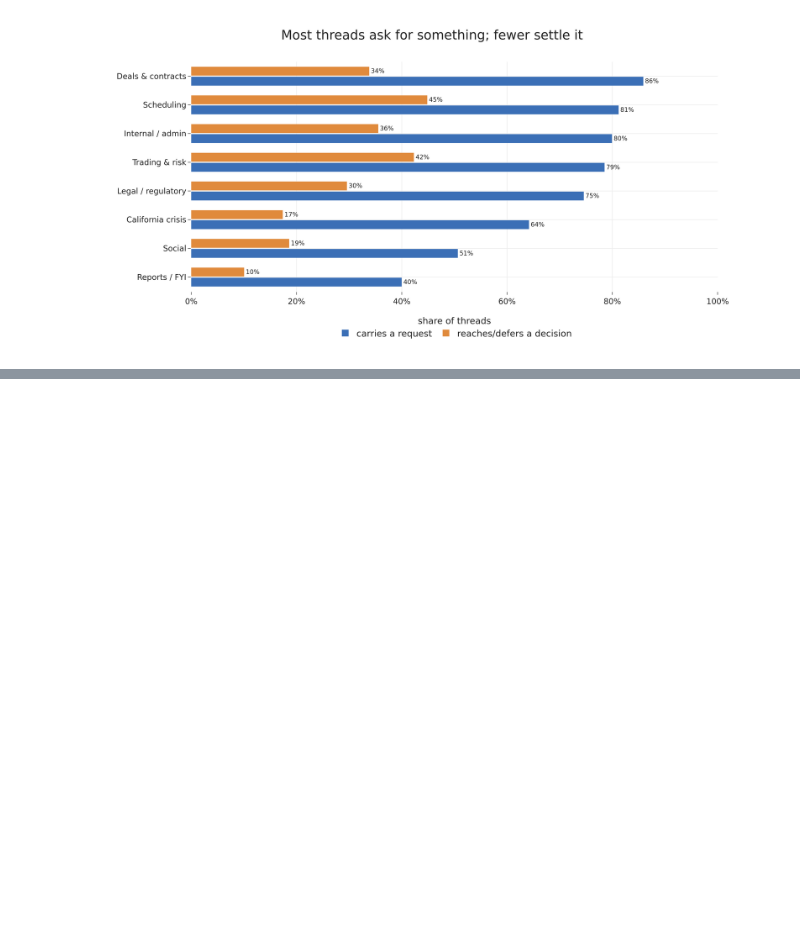
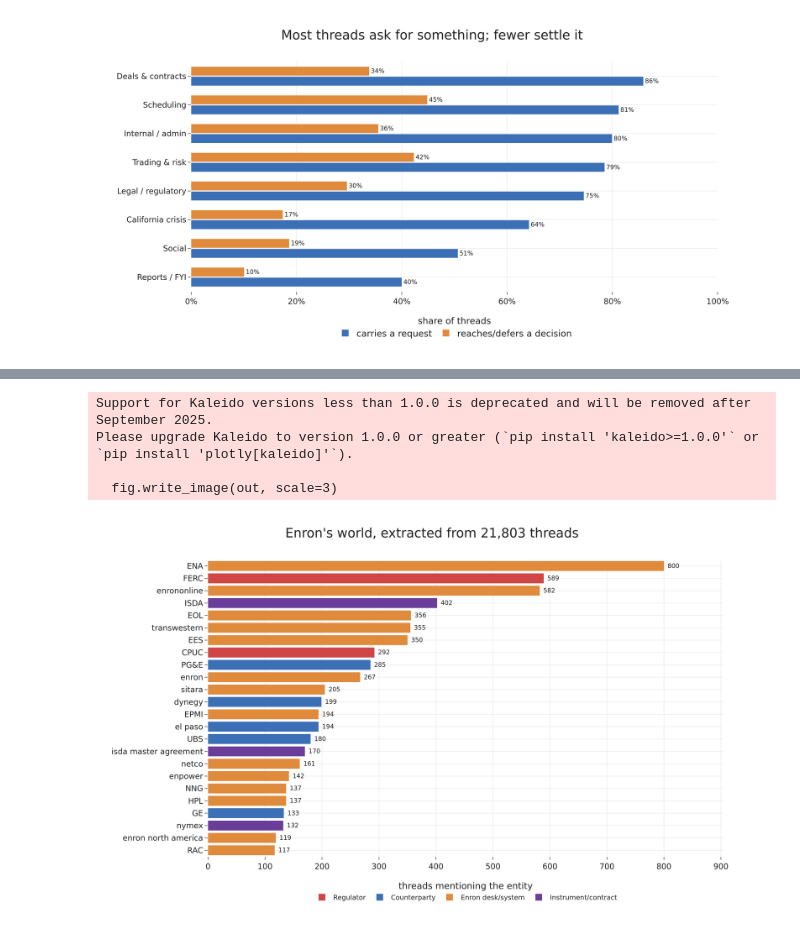
Before and after one commit to HardMax71/dm-lab-ss26-enron, a Jupyter notebook: pred-2/pred2_thread_mining.ipynb, the cells around one changed output, grey strips where cells are left out. Cells and saved outputs as stored; diff of their text form; code cells hidden in the pictures; blank space fills up the shorter version.

```diff
--- a/pred-2/pred2_thread_mining.ipynb
+++ b/pred-2/pred2_thread_mining.ipynb
@@ -166,0 +198,47 @@ natural next pass.
+# %%
+import json, collections
+cnt = collections.Counter()
+for s in df["entities"].dropna():
+    try:
+        for e in json.loads(s):
+            e = str(e).strip().lower()
+            if e:
+                cnt[e] += 1
+    except Exception:
+        pass
+TYPE = {
+    "ferc": "Regulator", "cpuc": "Regulator", "california": "Regulator", "calpx": "Regulator",
+    "caiso": "Regulator", "cal-iso": "Regulator", "ercot": "Regulator",
+    "dynegy": "Counterparty", "pg&e": "Counterparty", "el paso": "Counterparty", "sce": "Counterparty",
+    "aep": "Counterparty", "ubs": "Counterparty", "ge": "Counterparty", "prebon": "Counterparty",
+    "ena": "Enron desk/system", "enrononline": "Enron desk/system", "eol": "Enron desk/system",
+    "ees": "Enron desk/system", "epmi": "Enron desk/system", "sitara": "Enron desk/system",
+    "netco": "Enron desk/system", "enpower": "Enron desk/system", "nng": "Enron desk/system",
+    "hpl": "Enron desk/system", "transwestern": "Enron desk/system", "enron": "Enron desk/system",
+    "enron north america": "Enron desk/system", "rac": "Enron desk/system",
+    "isda": "Instrument/contract", "isda master agreement": "Instrument/contract",
+    "master agreement": "Instrument/contract", "nymex": "Instrument/contract", "direct access": "Instrument/contract",
+}
+TCOL = {"Regulator": RED, "Counterparty": BLUE, "Enron desk/system": ORANGE,
+        "Instrument/contract": PURPLE, "Other": GREY}
+top = cnt.most_common(24)[::-1]
+names = [e for e, _ in top]; vals = [n for _, n in top]
+types = [TYPE.get(e, "Other") for e in names]
+labels = [e.upper() if len(e) <= 4 else e for e in names]
+fig = go.Figure(go.Bar(y=labels, x=vals, orientation="h", marker_color=[TCOL[t] for t in types],
+    text=[f" {v}" for v in vals], textposition="outside", textfont=dict(size=11),
+    cliponaxis=False, showlegend=False))
+for t, c in TCOL.items():
+    if t in types:
+        fig.add_trace(go.Scatter(x=[None], y=[None], mode="markers",
+            marker=dict(size=12, color=c, symbol="square"), name=t))
+fig.update_xaxes(title_text="threads mentioning the entity", range=[0, max(vals) * 1.13])
+fig.update_layout(title=f"Enron's world, extracted from {len(df):,} threads",
+    legend=dict(orientation="h", x=0.5, xanchor="center", y=-0.11, yanchor="top", font=dict(size=12)))
+save_fig(fig, "tm5_entity_landscape.png", w=1200, h=720, margin=dict(l=200, r=80, t=80, b=110))
+# %% [output]
+Support for Kaleido versions less than 1.0.0 is deprecated and will be removed after September 2025.
+Please upgrade Kaleido to version 1.0.0 or greater (`pip install 'kaleido>=1.0.0'` or `pip install 'plotly[kaleido]'`).
+
+  fig.write_image(out, scale=3)
+[figure, added]
```
Also changed, not shown: parts of 7 cells of this notebook, 4 other files.
